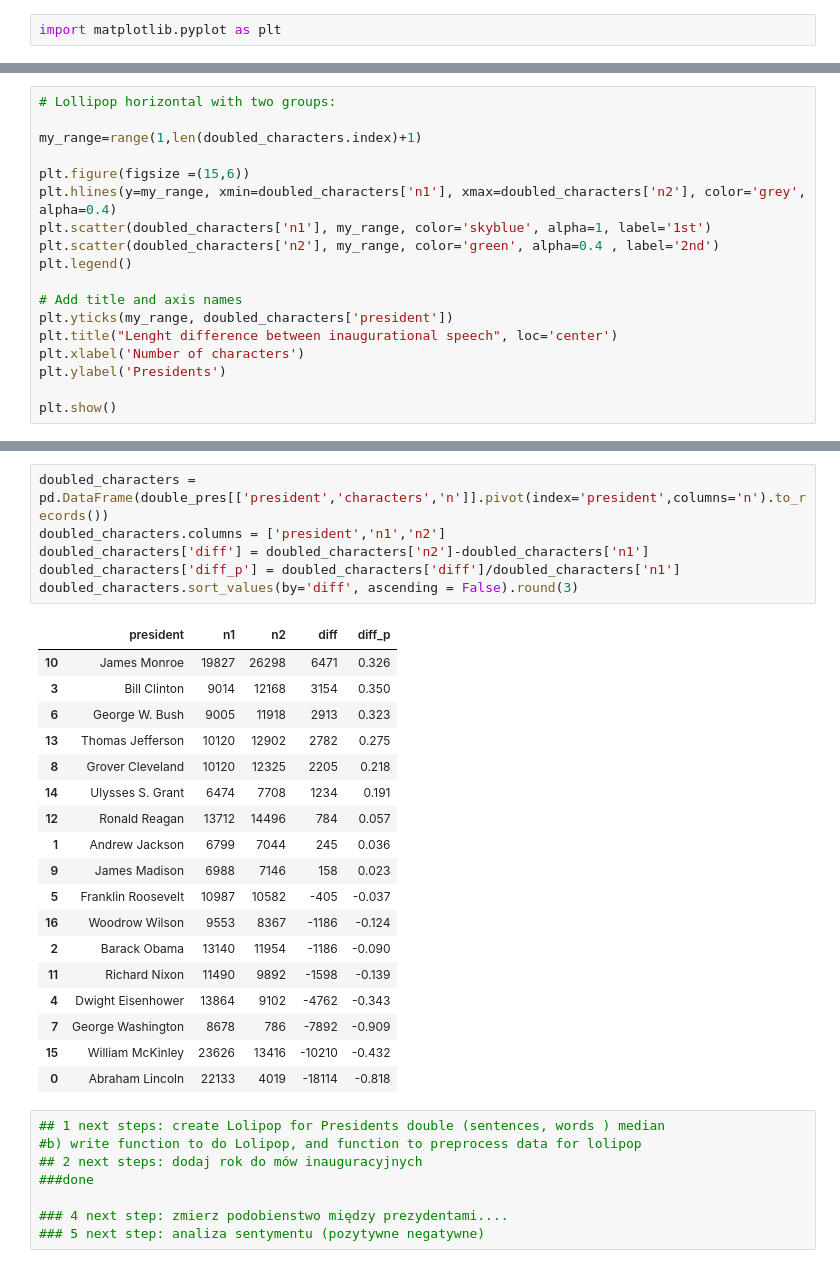
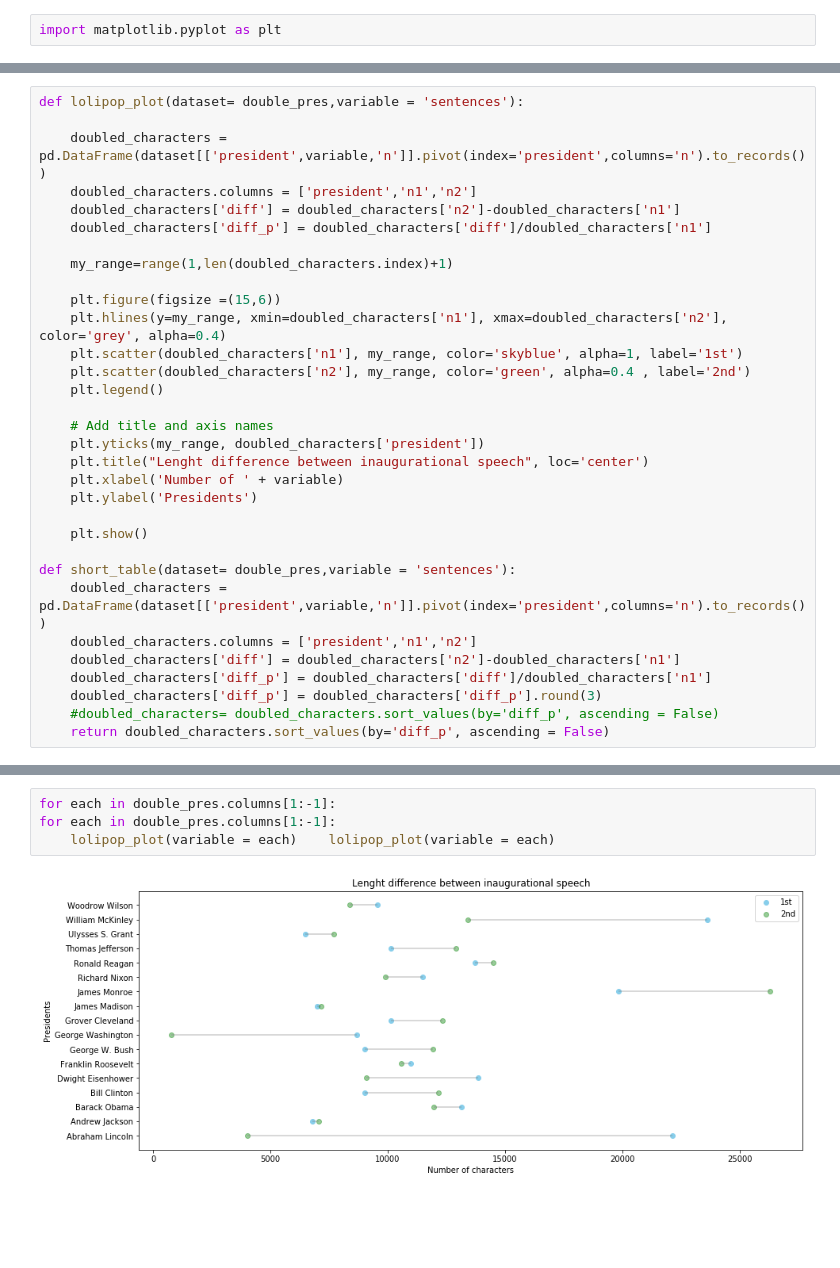
Before and after one commit to MichalWlodkowski/US_speeches, a Jupyter notebook: nlp.ipynb, the cells around one changed output, grey strips where cells are left out. Saved outputs shown, nothing was run; the diff lists cells and outputs as text; blank space fills up the shorter version.

Commit message:
Party and 2 functions
added links to party and election
added functions to draw lolipop and summary table

```diff
--- a/nlp.ipynb
+++ b/nlp.ipynb
@@ -212,18 +153,32 @@ doubled_characters.sort_values(by='diff', ascending = False).round(3)
 # %%
-# Lollipop horizontal with two groups:
+def lolipop_plot(dataset= double_pres,variable = 'sentences'):
 
-my_range=range(1,len(doubled_characters.index)+1)
+    doubled_characters = pd.DataFrame(dataset[['president',variable,'n']].pivot(index='president',columns='n').to_records())
+    doubled_characters.columns = ['president','n1','n2']
+    doubled_characters['diff'] = doubled_characters['n2']-doubled_characters['n1']
+    doubled_characters['diff_p'] = doubled_characters['diff']/doubled_characters['n1']
 
-plt.figure(figsize =(15,6))
-plt.hlines(y=my_range, xmin=doubled_characters['n1'], xmax=doubled_characters['n2'], color='grey', alpha=0.4)
-plt.scatter(doubled_characters['n1'], my_range, color='skyblue', alpha=1, label='1st')
-plt.scatter(doubled_characters['n2'], my_range, color='green', alpha=0.4 , label='2nd')
-plt.legend()
+    my_range=range(1,len(doubled_characters.index)+1)
 
-# Add title and axis names
-plt.yticks(my_range, doubled_characters['president'])
-plt.title("Lenght difference between inaugurational speech", loc='center')
-plt.xlabel('Number of characters')
-plt.ylabel('Presidents')
+    plt.figure(figsize =(15,6))
+    plt.hlines(y=my_range, xmin=doubled_characters['n1'], xmax=doubled_characters['n2'], color='grey', alpha=0.4)
+    plt.scatter(doubled_characters['n1'], my_range, color='skyblue', alpha=1, label='1st')
+    plt.scatter(doubled_characters['n2'], my_range, color='green', alpha=0.4 , label='2nd')
+    plt.legend()
 
-plt.show()
+    # Add title and axis names
+    plt.yticks(my_range, doubled_characters['president'])
+    plt.title("Lenght difference between inaugurational speech", loc='center')
+    plt.xlabel('Number of ' + variable)
+    plt.ylabel('Presidents')
+
+    plt.show()
+
+def short_table(dataset= double_pres,variable = 'sentences'):
+    doubled_characters = pd.DataFrame(dataset[['president',variable,'n']].pivot(index='president',columns='n').to_records())
+    doubled_characters.columns = ['president','n1','n2']
+    doubled_characters['diff'] = doubled_characters['n2']-doubled_characters['n1']
+    doubled_characters['diff_p'] = doubled_characters['diff']/doubled_characters['n1']
+    doubled_characters['diff_p'] = doubled_characters['diff_p'].round(3)
+    #doubled_characters= doubled_characters.sort_values(by='diff_p', ascending = False)
+    return doubled_characters.sort_values(by='diff_p', ascending = False)
@@ -242,32 +185,6 @@ speeches.groupby(['president']).median().sort_values('words', ascending = False)
-# %%
-doubled_characters = pd.DataFrame(double_pres[['president','characters','n']].pivot(index='president',columns='n').to_records())
-doubled_characters.columns = ['president','n1','n2']
-doubled_characters['diff'] = doubled_characters['n2']-doubled_characters['n1']
-doubled_characters['diff_p'] = doubled_characters['diff']/doubled_characters['n1']
-doubled_characters.sort_values(by='diff', ascending = False).round(3)
-# %% [output]
-|  | president | n1 | n2 | diff | diff_p |
-| 10 | James Monroe | 19827 | 26298 | 6471 | 0.326 |
-| 3 | Bill Clinton | 9014 | 12168 | 3154 | 0.350 |
-| 6 | George W. Bush | 9005 | 11918 | 2913 | 0.323 |
-| 13 | Thomas Jefferson | 10120 | 12902 | 2782 | 0.275 |
-| 8 | Grover Cleveland | 10120 | 12325 | 2205 | 0.218 |
-| 14 | Ulysses S. Grant | 6474 | 7708 | 1234 | 0.191 |
-| 12 | Ronald Reagan | 13712 | 14496 | 784 | 0.057 |
-| 1 | Andrew Jackson | 6799 | 7044 | 245 | 0.036 |
-| 9 | James Madison | 6988 | 7146 | 158 | 0.023 |
-| 5 | Franklin Roosevelt | 10987 | 10582 | -405 | -0.037 |
-| 16 | Woodrow Wilson | 9553 | 8367 | -1186 | -0.124 |
-| 2 | Barack Obama | 13140 | 11954 | -1186 | -0.090 |
-| 11 | Richard Nixon | 11490 | 9892 | -1598 | -0.139 |
-| 4 | Dwight Eisenhower | 13864 | 9102 | -4762 | -0.343 |
-| 7 | George Washington | 8678 | 786 | -7892 | -0.909 |
-| 15 | William McKinley | 23626 | 13416 | -10210 | -0.432 |
-| 0 | Abraham Lincoln | 22133 | 4019 | -18114 | -0.818 |
-# %%
-## 1 next steps: create Lolipop for Presidents double (sentences, words ) median
-#b) write function to do Lolipop, and function to preprocess data for lolipop
-## 2 next steps: dodaj rok do mów inauguracyjnych                                                 ###done
-
-### 4 next step: zmierz podobienstwo między prezydentami....
-### 5 next step: analiza sentymentu (pozytywne negatywne)
+# %%
+for each in double_pres.columns[1:-1]:
+for each in double_pres.columns[1:-1]:
+    lolipop_plot(variable = each)    lolipop_plot(variable = each)
+# %% [output]
+[figure, added]
```
Also changed, not shown: parts of 10 cells of this notebook, 1 other file.
